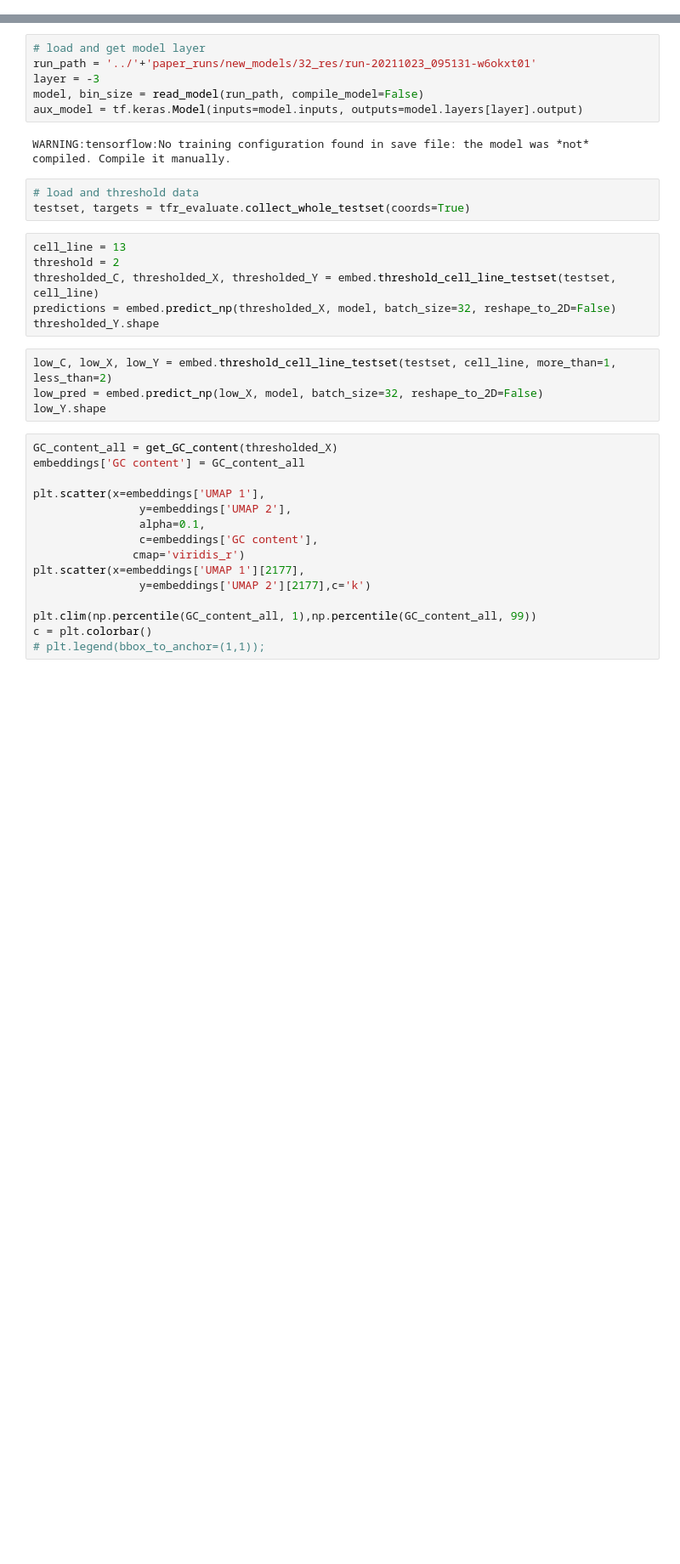
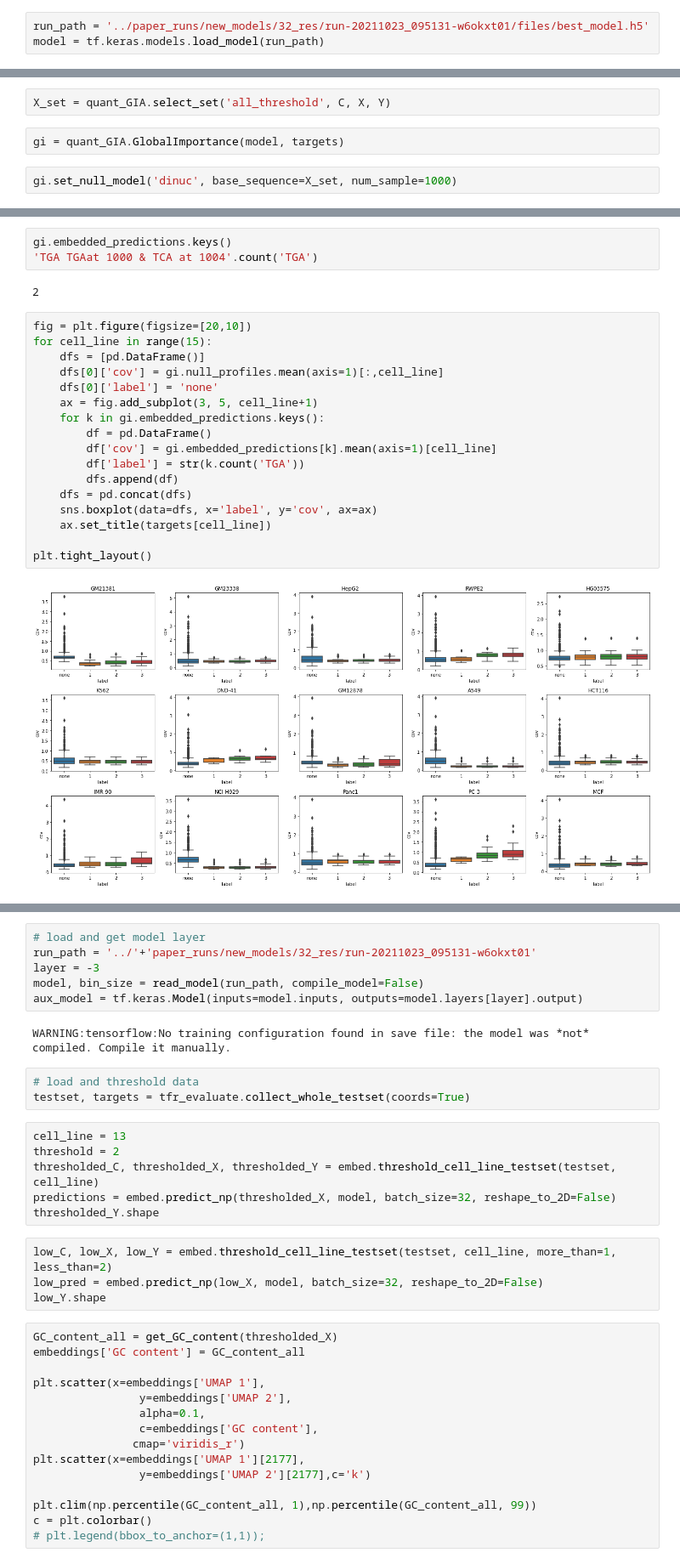
Before and after one commit to amberT15/QuantPred, a Jupyter notebook: seamonster/seamonster_GIA_experiments_add_motifs.ipynb, the cells around one changed output, grey strips where cells are left out. Shown at 85% size. Cells and saved outputs as stored; diff of their text form; blank space fills up the shorter version.

Commit message:
add plotting of results

```diff
--- a/seamonster/seamonster_GIA_experiments_add_motifs.ipynb
+++ b/seamonster/seamonster_GIA_experiments_add_motifs.ipynb
@@ -29,0 +29,3 @@ The autoreload extension is already loaded. To reload it, use:
+# %%
+run_path = '../paper_runs/new_models/32_res/run-20211023_095131-w6okxt01/files/best_model.h5'
+model = tf.keras.models.load_model(run_path)
@@ -29,0 +34,6 @@ The autoreload extension is already loaded. To reload it, use:
+# %%
+X_set = quant_GIA.select_set('all_threshold', C, X, Y)
+# %%
+gi = quant_GIA.GlobalImportance(model, targets)
+# %%
+gi.set_null_model('dinuc', base_sequence=X_set, num_sample=1000)
@@ -29,0 +59,24 @@ The autoreload extension is already loaded. To reload it, use:
+# %%
+gi.embedded_predictions.keys()
+'TGA TGAat 1000 & TCA at 1004'.count('TGA')
+# %% [output]
+2
+# %%
+fig = plt.figure(figsize=[20,10])
+for cell_line in range(15):
+    dfs = [pd.DataFrame()]
+    dfs[0]['cov'] = gi.null_profiles.mean(axis=1)[:,cell_line]
+    dfs[0]['label'] = 'none'
+    ax = fig.add_subplot(3, 5, cell_line+1)
+    for k in gi.embedded_predictions.keys():
+        df = pd.DataFrame()
+        df['cov'] = gi.embedded_predictions[k].mean(axis=1)[cell_line]
+        df['label'] = str(k.count('TGA'))
+        dfs.append(df)
+    dfs = pd.concat(dfs)
+    sns.boxplot(data=dfs, x='label', y='cov', ax=ax)
+    ax.set_title(targets[cell_line])
+
+plt.tight_layout()
+# %% [output]
+[figure, added]
```
Also changed, not shown: parts of 52 cells of this notebook, 1 other file.
